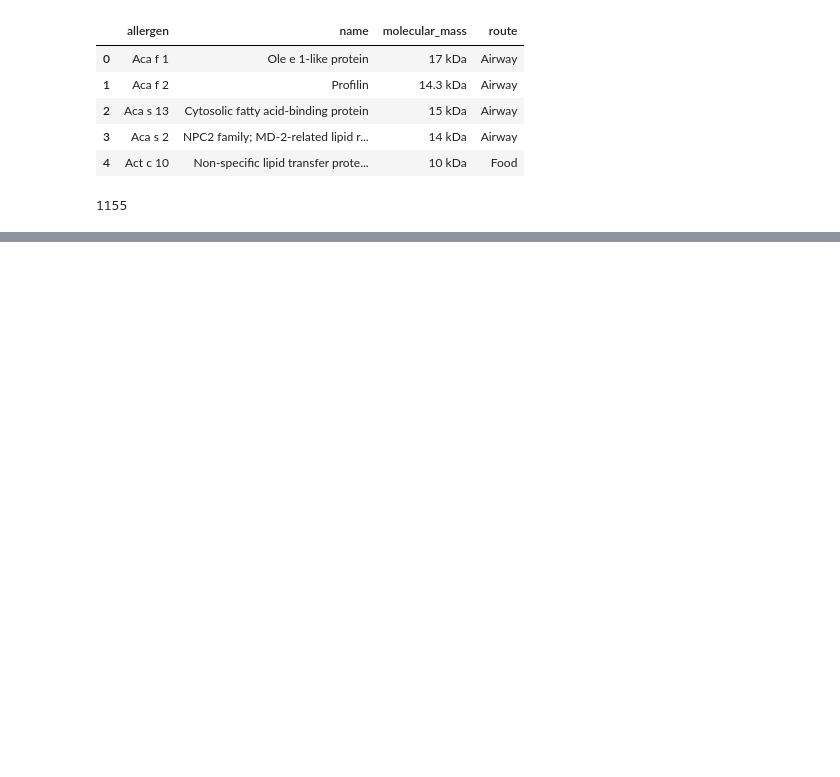
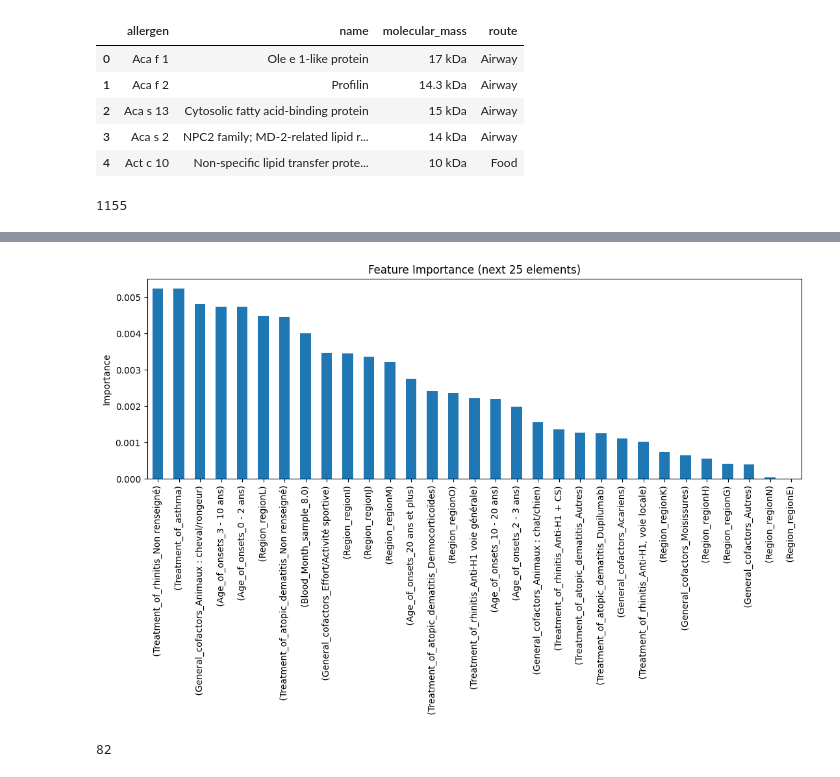
Before and after one commit to IngeaJeanOlivier/Allergies, a Jupyter notebook: notebooks/nb_jean_olivier.ipynb, the cells around one changed output, grey strips where cells are left out. Saved outputs shown, nothing was run; the diff lists cells and outputs as text; code cells hidden in the pictures; blank space fills up the shorter version.

```diff
--- a/notebooks/nb_jean_olivier.ipynb
+++ b/notebooks/nb_jean_olivier.ipynb
@@ -446,0 +365,16 @@ plt.show()
+# %%
+# Top 25 - next
+importances_z = importances[50:200]
+
+# Plot
+plt.figure(figsize=(13, 4))
+importances_z.plot(kind='bar')
+plt.title("Feature Importance (next 25 elements)")
+plt.ylabel("Importance")
+plt.show()
+# %% [output]
+[figure, added]
+# %%
+len(importances)
+# %% [output]
+82
```
Also changed, not shown: parts of 26 cells of this notebook, 1 other file.
